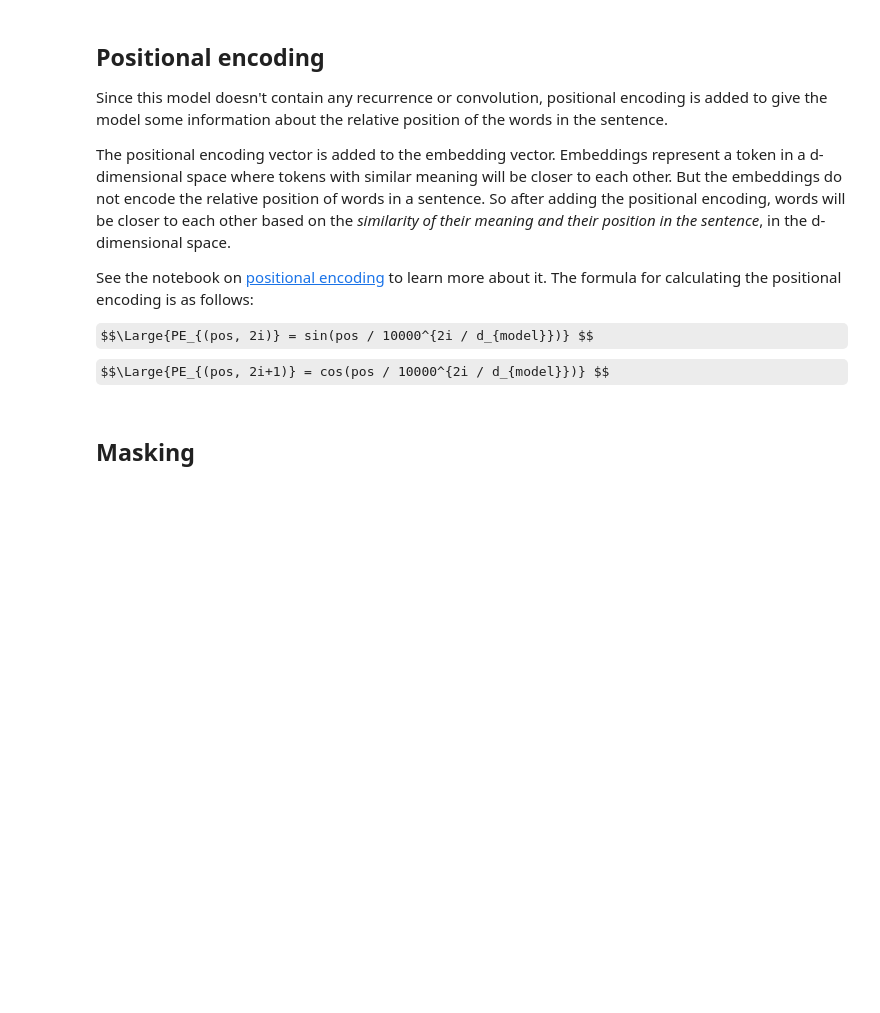
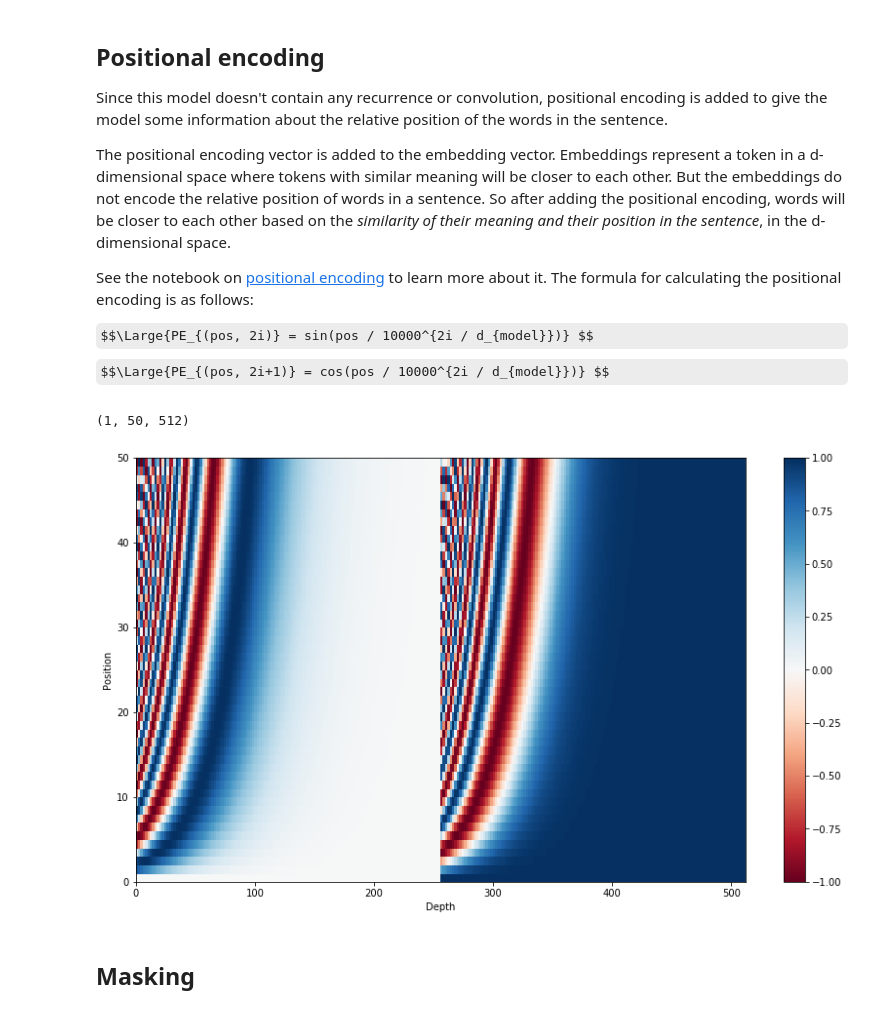
Before and after one commit to dhirensk/ai, a Jupyter notebook: transformer.ipynb, the cells around one changed output. Saved outputs shown, nothing was run; the diff lists cells and outputs as text; code cells hidden in the pictures; some formulas as TeX source; blank space fills up the shorter version.

```diff
--- a/transformer.ipynb
+++ b/transformer.ipynb
@@ -176,6 +210,18 @@ def positional_encoding(position, d_model):
   pos_encoding = angle_rads[np.newaxis, ...]
 
   return tf.cast(pos_encoding, dtype=tf.float32)
+# %%
+def positional_encoding2(position, d_model):
+  angle_rads = get_angles(np.arange(position)[:, np.newaxis],
+                          np.arange(d_model)[np.newaxis, :],
+                          d_model)
+
+  angle_rads= np.concatenate([np.sin(angle_rads),np.cos(angle_rads)], axis = -1)
+
+
+  pos_encoding = angle_rads[np.newaxis, ...]
+
+  return tf.cast(pos_encoding, dtype=tf.float32)
 # %%
 pos_encoding = positional_encoding(50, 512)
 print (pos_encoding.shape)
@@ -186,6 +232,19 @@ plt.xlim((0, 512))
 plt.ylabel('Position')
 plt.colorbar()
 plt.show()
+# %%
+pos_encoding2 = positional_encoding2(50, 256)
+print (pos_encoding2.shape)
+plt.figure(figsize=(14,8))
+plt.pcolormesh(pos_encoding2[0], cmap='RdBu', vmin=-1, vmax=1)
+plt.xlabel('Depth')
+plt.xlim((0, 512))
+plt.ylabel('Position')
+plt.colorbar()
+plt.show()
+# %% [output]
+(1, 50, 512)
+[figure, added]
 # %% [markdown]
 ## Masking
 # %% [markdown]
```
Also changed, not shown: parts of 10 cells of this notebook.
